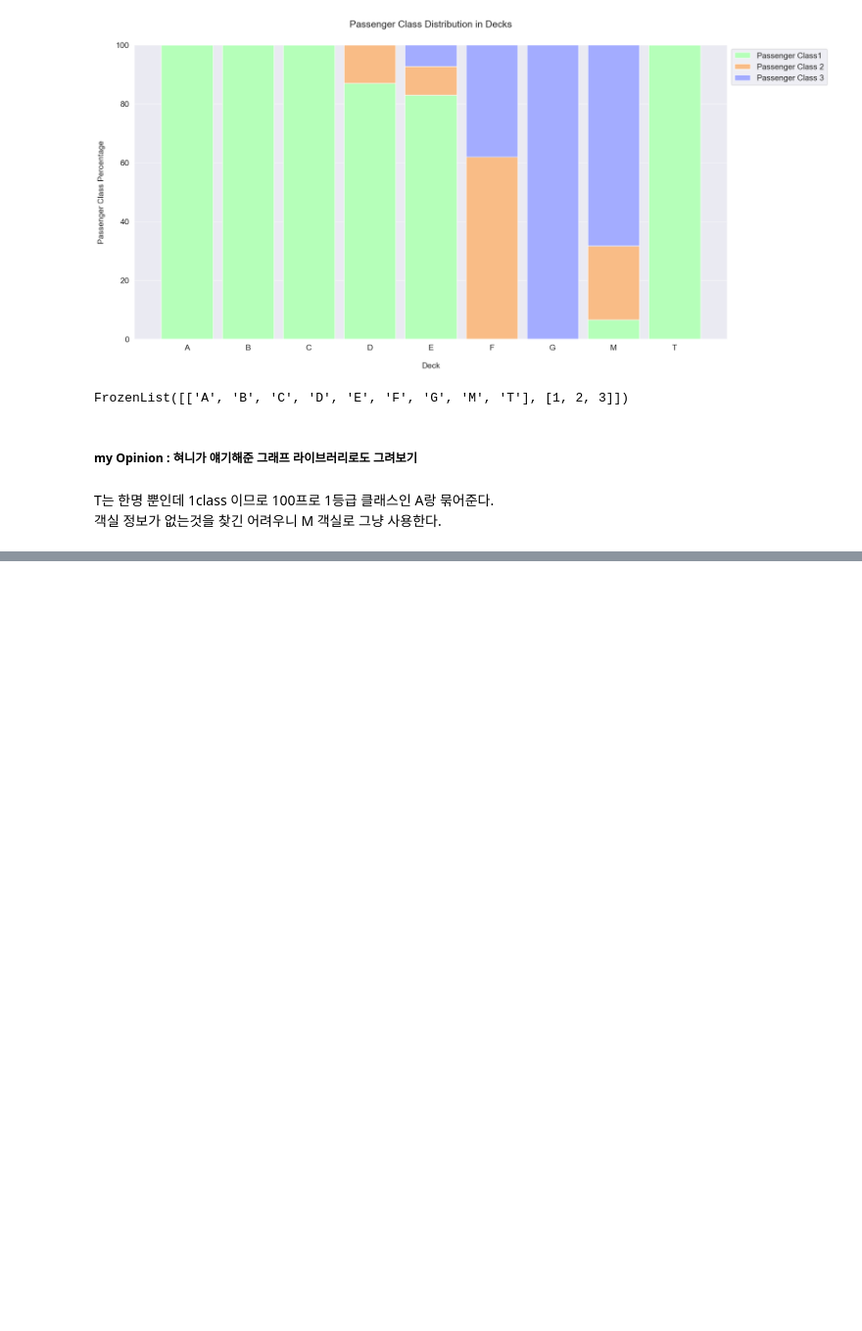
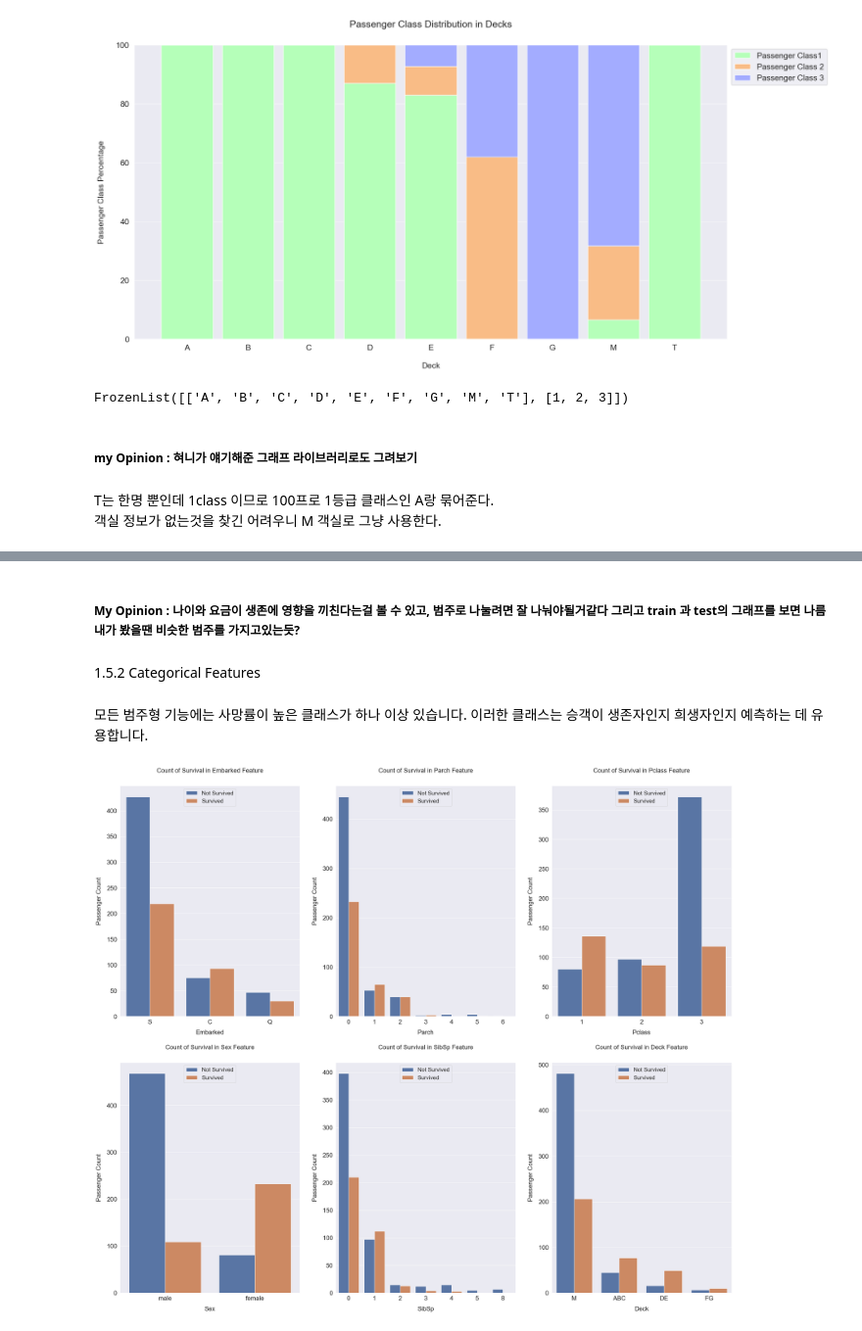
Before and after one commit to Ji-hyeon-Oh/DS-Study, a Jupyter notebook: Titanic/Son/Titanic Analytics.ipynb, the cells around one changed output, grey strips where cells are left out. Shown at 98% size. Saved outputs shown, nothing was run; the diff lists cells and outputs as text; code cells hidden in the pictures; blank space fills up the shorter version.

```diff
--- a/Titanic/Son/Titanic Analytics.ipynb
+++ b/Titanic/Son/Titanic Analytics.ipynb
@@ -452,0 +705,27 @@ display_surv_dist(all_surv_per)
+# %% [markdown]
+##### My Opinion : 나이와 요금이 생존에 영향을 끼친다는걸 볼 수 있고, 범주로 나눌려면 잘 나눠야될거같다 그리고 train 과 test의 그래프를 보면 나름  내가 봤을땐 비슷한 범주를 가지고있는듯?
+# %% [markdown]
+1.5.2 Categorical Features
+# %% [markdown]
+모든 범주형 기능에는 사망률이 높은 클래스가 하나 이상 있습니다. 이러한 클래스는 승객이 생존자인지 희생자인지 예측하는 데 유용합니다.
+# %%
+cat_features = ['Embarked', 'Parch', 'Pclass', 'Sex', 'SibSp', 'Deck']
+
+fig, axs = plt.subplots(ncols=2, nrows=3, figsize=(20, 20))
+plt.subplots_adjust(right=1.5, top=1.25)
+
+for i, feature in enumerate(cat_features, 1):
+    plt.subplot(2, 3, i)
+    sns.countplot(x=feature, hue='Survived', data=df_train)
+
+    plt.xlabel('{}'.format(feature), size=20, labelpad=15)
+    plt.ylabel('Passenger Count', size=20, labelpad=15)
+    plt.tick_params(axis='x', labelsize=20)
+    plt.tick_params(axis='y', labelsize=20)
+
+    plt.legend(['Not Survived', 'Survived'], loc='upper center', prop={'size': 18})
+    plt.title('Count of Survival in {} Feature'.format(feature), size=20, y=1.05)
+
+plt.show()
+# %% [output]
+[figure, added]
```
Also changed, not shown: parts of 35 cells of this notebook.
